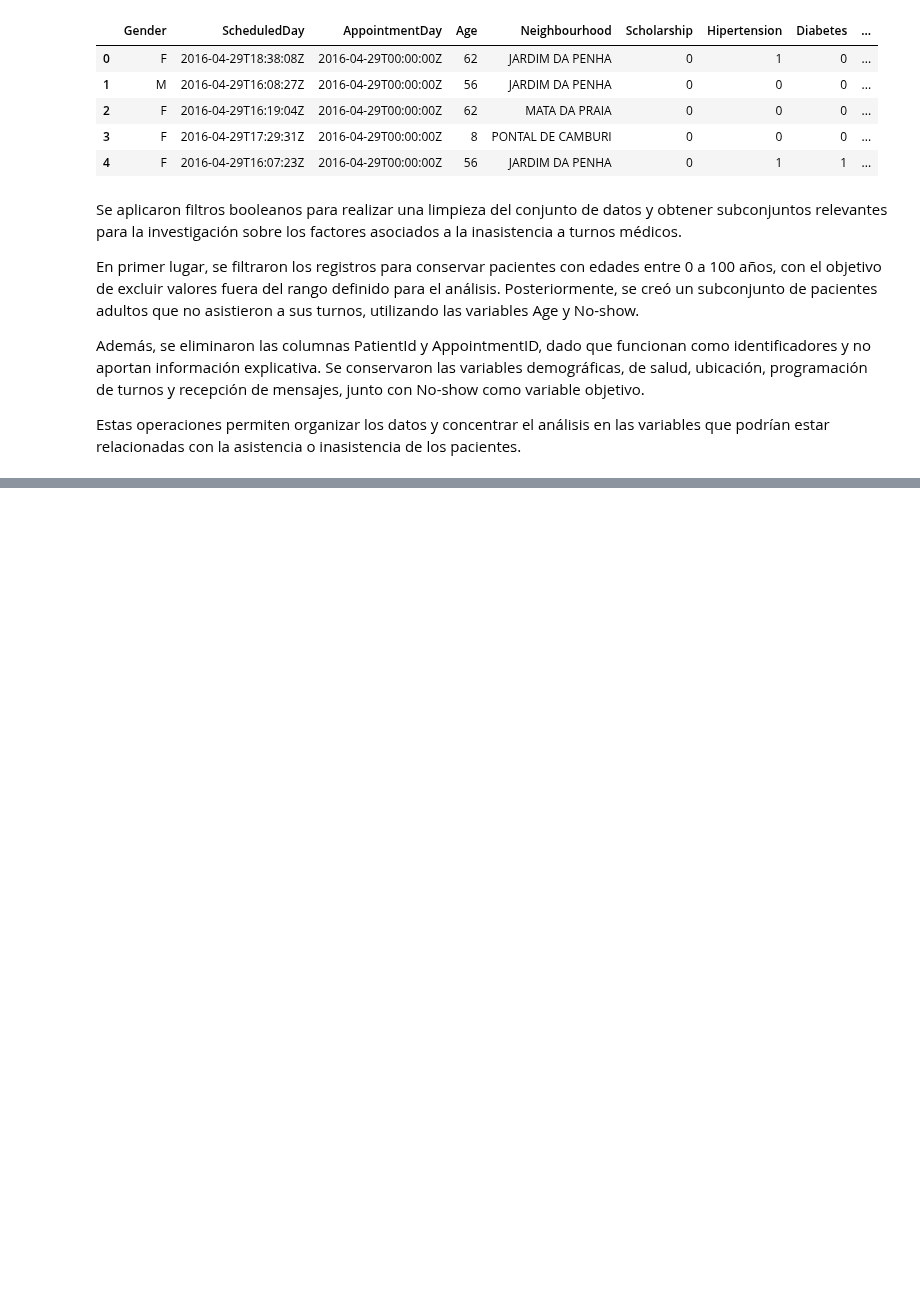
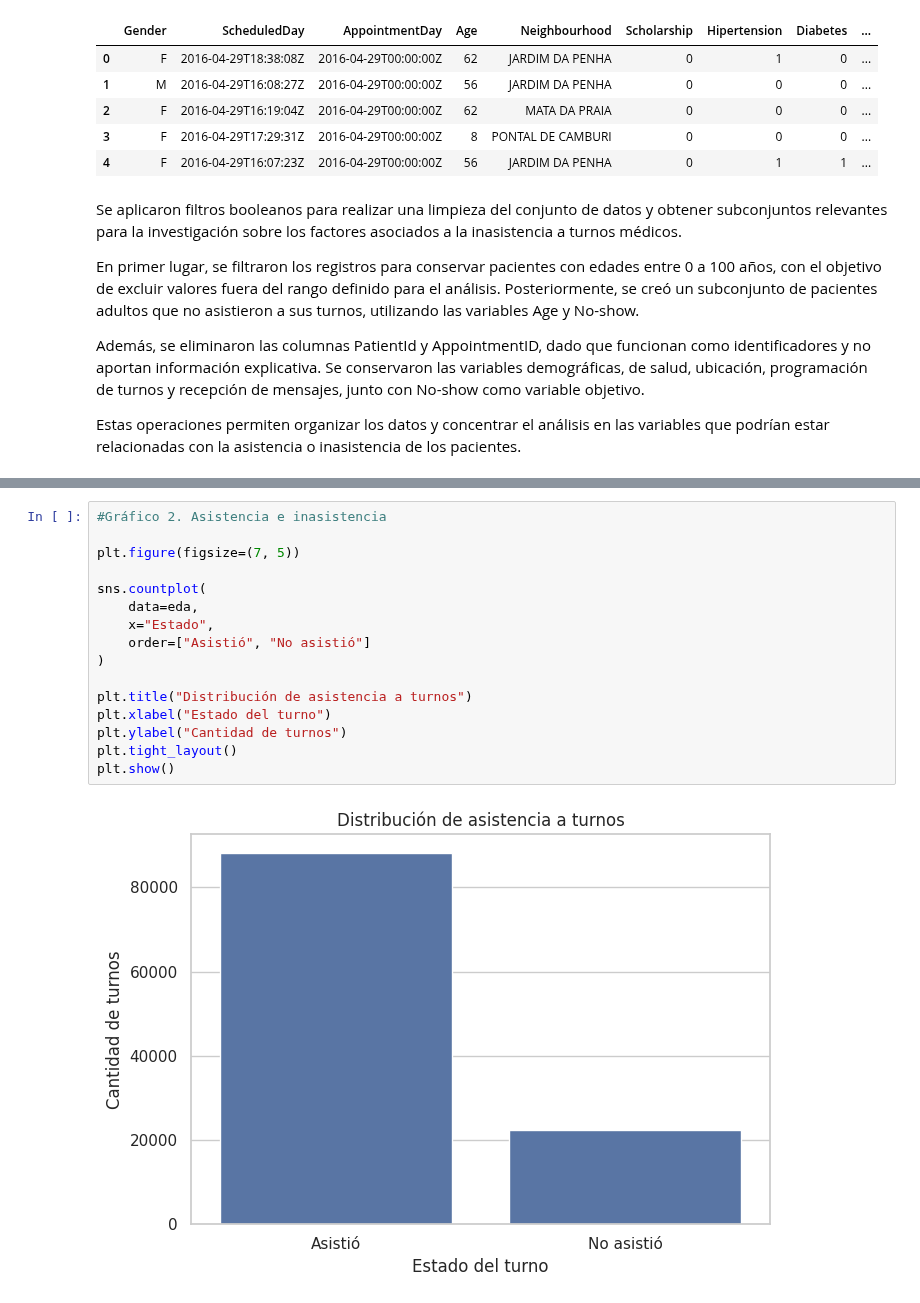
Before and after one commit to ludmiladenise/DataScientist, a Jupyter notebook: EDA.ipynb, the cells around one changed output, grey strips where cells are left out. Saved outputs shown, nothing was run; the diff lists cells and outputs as text; blank space fills up the shorter version.

```diff
--- a/EDA.ipynb
+++ b/EDA.ipynb
@@ -255,0 +383,18 @@ Estas operaciones permiten organizar los datos y concentrar el análisis en las
+# %%
+#Gráfico 2. Asistencia e inasistencia
+
+plt.figure(figsize=(7, 5))
+
+sns.countplot(
+    data=eda,
+    x="Estado",
+    order=["Asistió", "No asistió"]
+)
+
+plt.title("Distribución de asistencia a turnos")
+plt.xlabel("Estado del turno")
+plt.ylabel("Cantidad de turnos")
+plt.tight_layout()
+plt.show()
+# %% [output]
+[figure, added]
```
Also changed, not shown: parts of 17 cells of this notebook.
